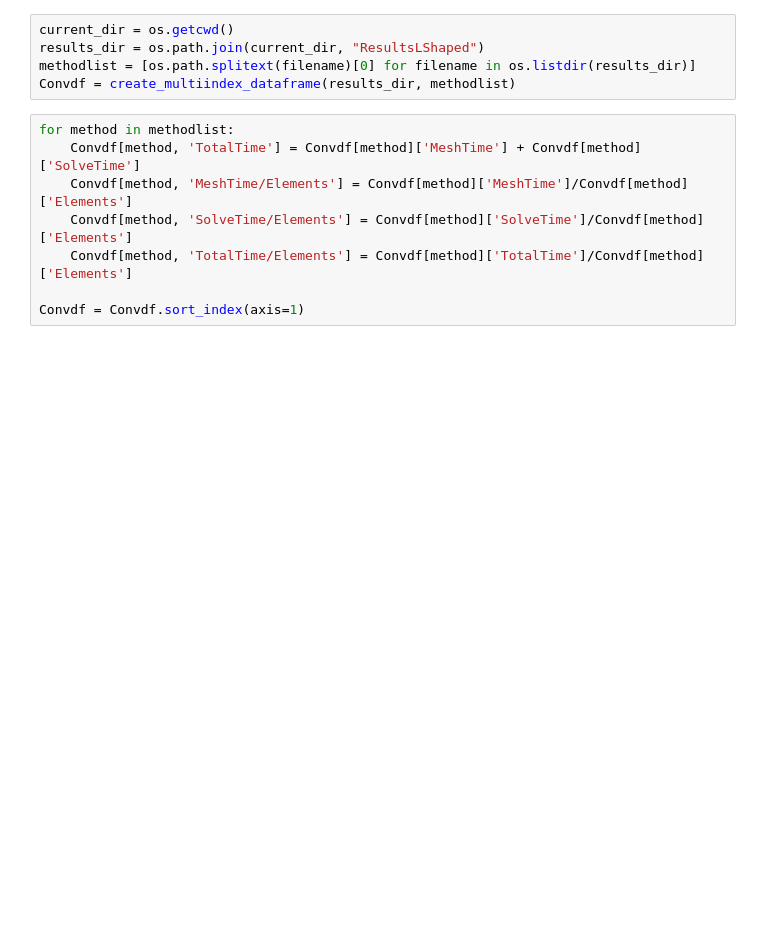
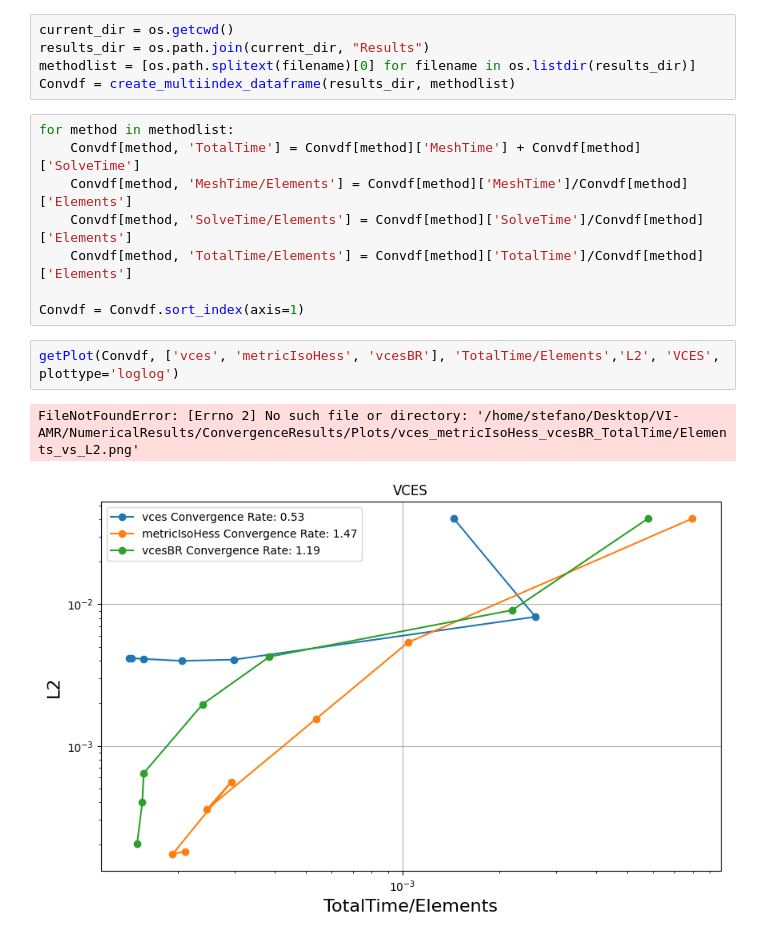
Before and after one commit to StefanoFochesatto/VI-AMR, a Jupyter notebook: NumericalResults/ConvergenceResults/PlotExplorer.ipynb, the cells around one changed output. Drawn from its saved outputs; the diff is of its cells as text; blank space fills up the shorter version.

Commit message:
update for run on home pc

```diff
--- a/NumericalResults/ConvergenceResults/PlotExplorer.ipynb
+++ b/NumericalResults/ConvergenceResults/PlotExplorer.ipynb
@@ -72,7 +72,7 @@ def create_multiindex_dataframe(result_dir, methodlist):
     return combined_df
 # %%
 current_dir = os.getcwd()
-results_dir = os.path.join(current_dir, "ResultsLShaped")
+results_dir = os.path.join(current_dir, "Results")
 methodlist = [os.path.splitext(filename)[0] for filename in os.listdir(results_dir)]
 Convdf = create_multiindex_dataframe(results_dir, methodlist)
 # %%
@@ -83,3 +83,8 @@ for method in methodlist:
     Convdf[method, 'TotalTime/Elements'] = Convdf[method]['TotalTime']/Convdf[method]['Elements']
 
 Convdf = Convdf.sort_index(axis=1)
+# %%
+getPlot(Convdf, ['vces', 'metricIsoHess', 'vcesBR'], 'TotalTime/Elements','L2', 'VCES', plottype='loglog')
+# %% [output]
+FileNotFoundError: [Errno 2] No such file or directory: '/home/stefano/Desktop/VI-AMR/NumericalResults/ConvergenceResults/Plots/vces_metricIsoHess_vcesBR_TotalTime/Elements_vs_L2.png'
+[figure, added]
```
Also changed, not shown: parts of 2 cells of this notebook, 15 other files.
